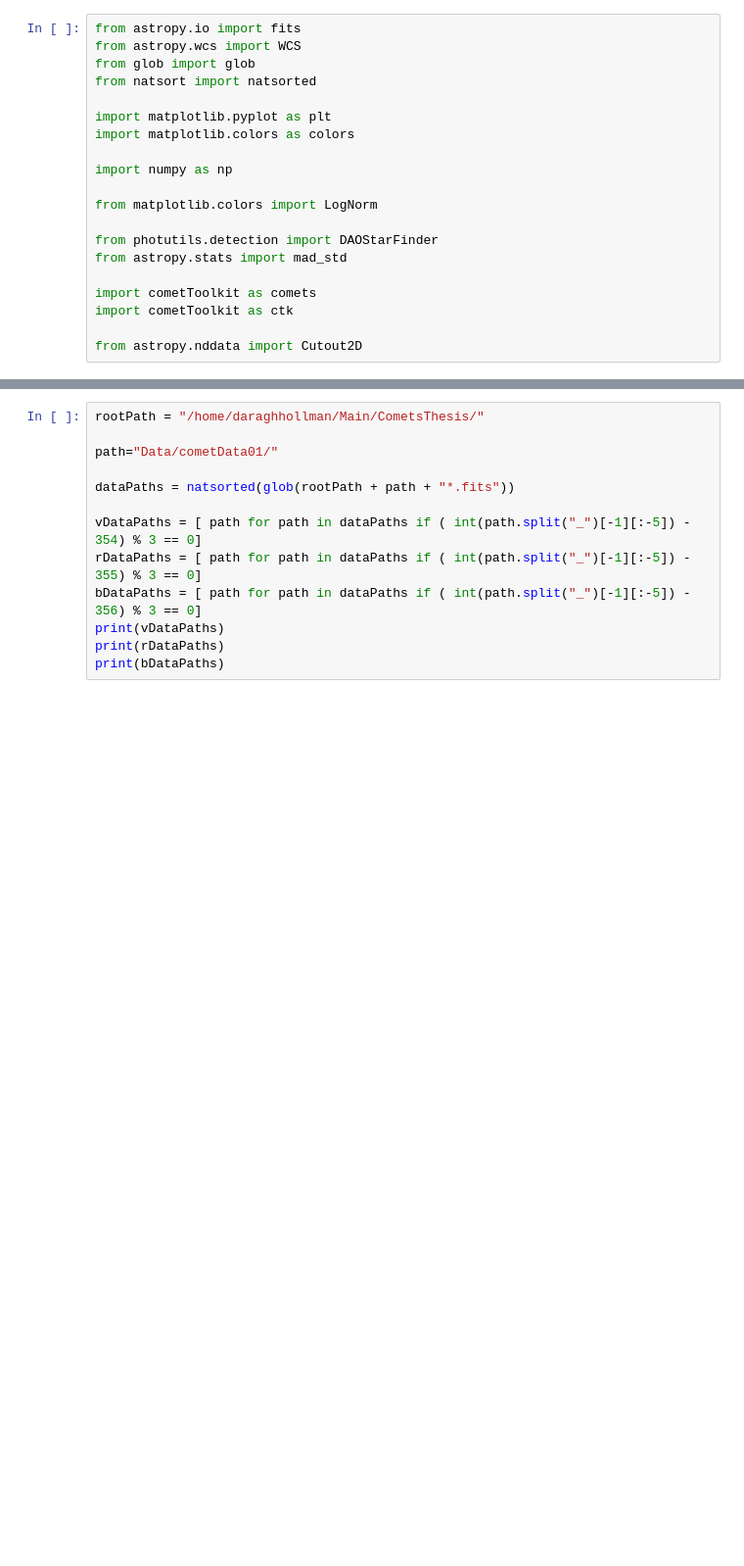
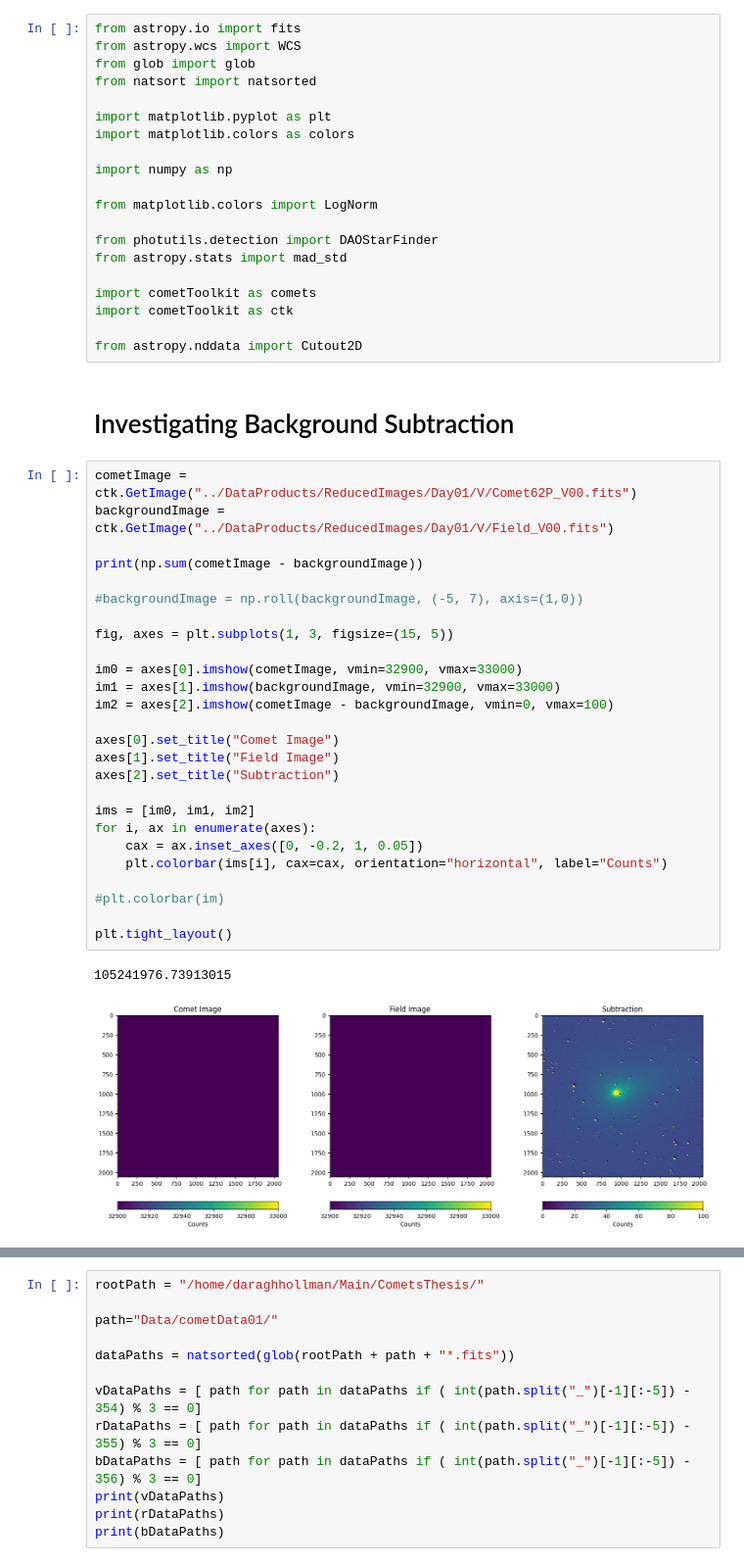
Before and after one commit to daraghhollman/Comet62P-Tsuchinshan, a Jupyter notebook: NewScripts/analysis.ipynb, the cells around one changed output, grey strips where cells are left out. Shown at 98% size. Cells and saved outputs as stored; diff of their text form; blank space fills up the shorter version.

```diff
--- a/NewScripts/analysis.ipynb
+++ b/NewScripts/analysis.ipynb
@@ -18,3 +18,34 @@ import cometToolkit as comets
 import cometToolkit as ctk
 
 from astropy.nddata import Cutout2D
+# %% [markdown]
+# Investigating Background Subtraction
+# %%
+cometImage = ctk.GetImage("../DataProducts/ReducedImages/Day01/V/Comet62P_V00.fits")
+backgroundImage = ctk.GetImage("../DataProducts/ReducedImages/Day01/V/Field_V00.fits")
+
+print(np.sum(cometImage - backgroundImage))
+
+#backgroundImage = np.roll(backgroundImage, (-5, 7), axis=(1,0))
+
+fig, axes = plt.subplots(1, 3, figsize=(15, 5))
+
+im0 = axes[0].imshow(cometImage, vmin=32900, vmax=33000)
+im1 = axes[1].imshow(backgroundImage, vmin=32900, vmax=33000)
+im2 = axes[2].imshow(cometImage - backgroundImage, vmin=0, vmax=100)
+
+axes[0].set_title("Comet Image")
+axes[1].set_title("Field Image")
+axes[2].set_title("Subtraction")
+
+ims = [im0, im1, im2]
+for i, ax in enumerate(axes):
+    cax = ax.inset_axes([0, -0.2, 1, 0.05])
+    plt.colorbar(ims[i], cax=cax, orientation="horizontal", label="Counts")
+
+#plt.colorbar(im)
+
+plt.tight_layout()
+# %% [output]
+105241976.73913015
+[figure, added]
```
Also changed, not shown: parts of 17 cells of this notebook, 8 other files.
